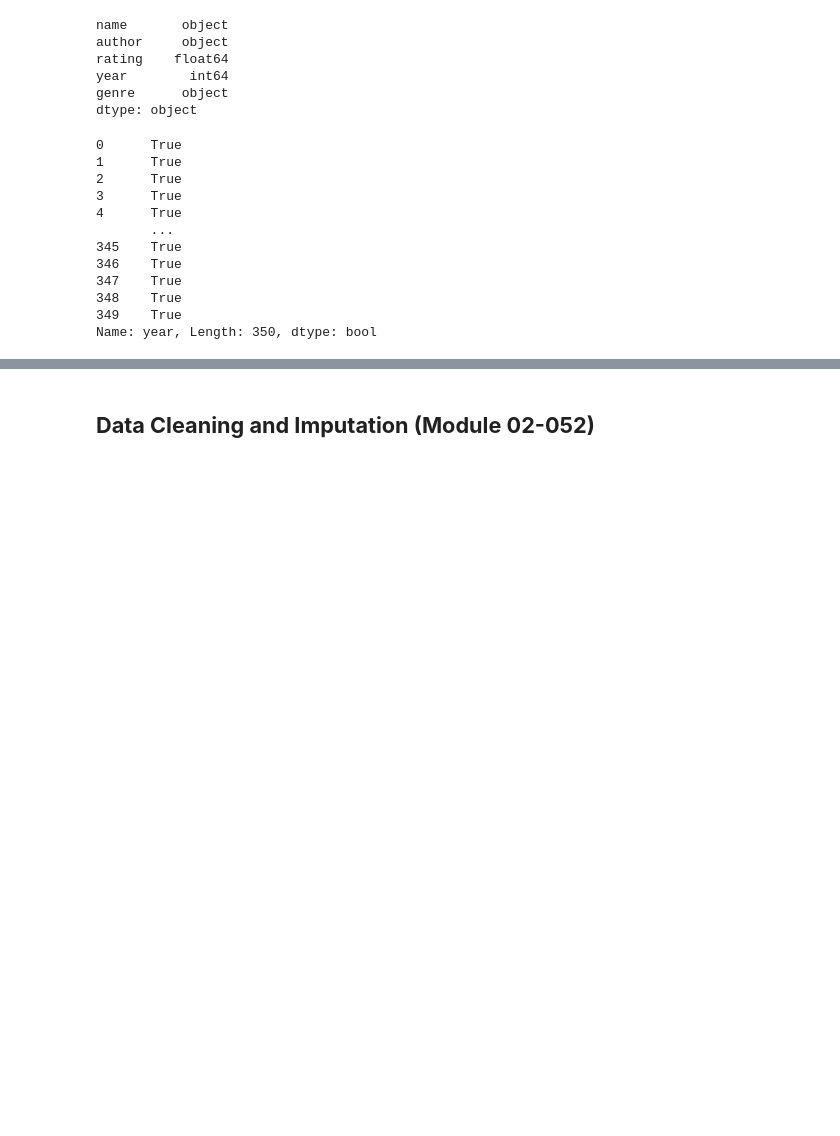
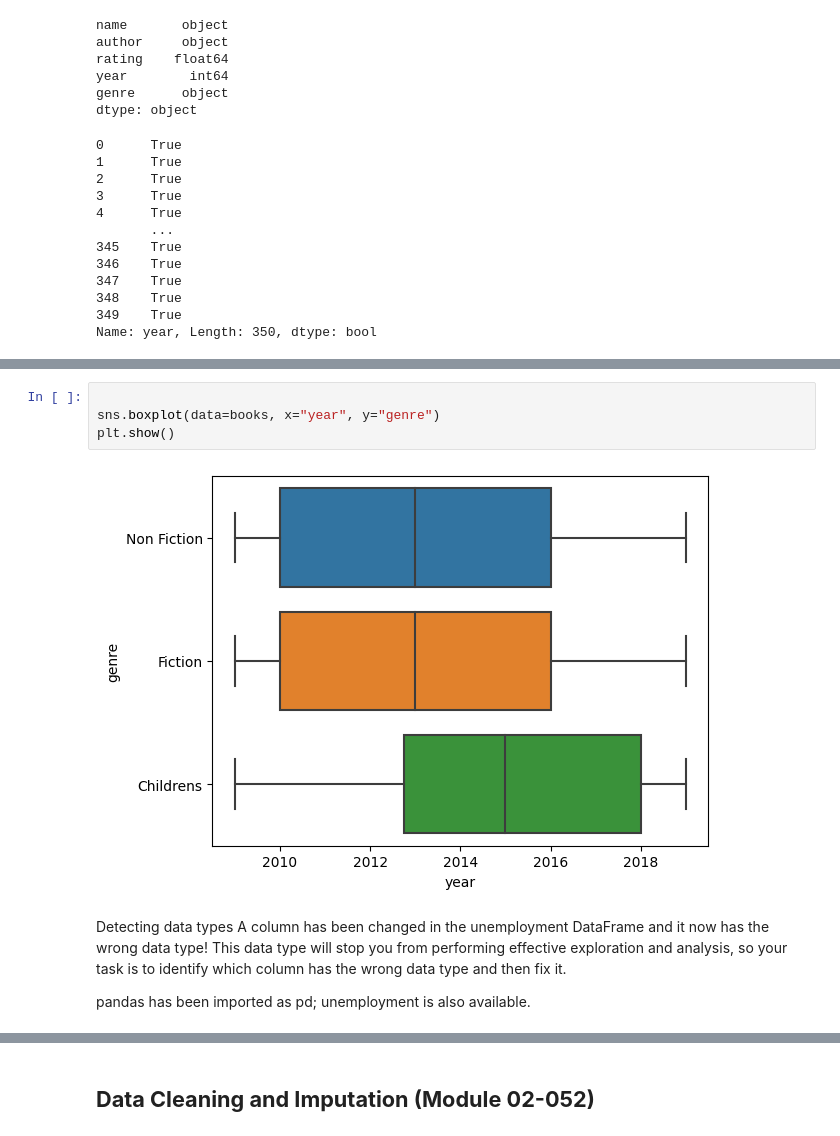
Before and after one commit to mcabas/Datacamp_Notebook, a Jupyter notebook: DataCamp.Course_052_Exploratory Data Analysis in Python.ipynb, the cells around one changed output, grey strips where cells are left out. Saved outputs shown, nothing was run; the diff lists cells and outputs as text; blank space fills up the shorter version.

```diff
--- a/DataCamp.Course_052_Exploratory Data Analysis in Python.ipynb
+++ b/DataCamp.Course_052_Exploratory Data Analysis in Python.ipynb
@@ -350,0 +343,11 @@ Name: genre, Length: 350, dtype: bool
+# %%
+
+sns.boxplot(data=books, x="year", y="genre")
+plt.show()
+# %% [output]
+[figure, added]
+# %% [markdown]
+Detecting data types
+A column has been changed in the unemployment DataFrame and it now has the wrong data type! This data type will stop you from performing effective exploration and analysis, so your task is to identify which column has the wrong data type and then fix it.
+
+pandas has been imported as pd; unemployment is also available.
```
Also changed, not shown: parts of 36 cells of this notebook, 3 other files.
